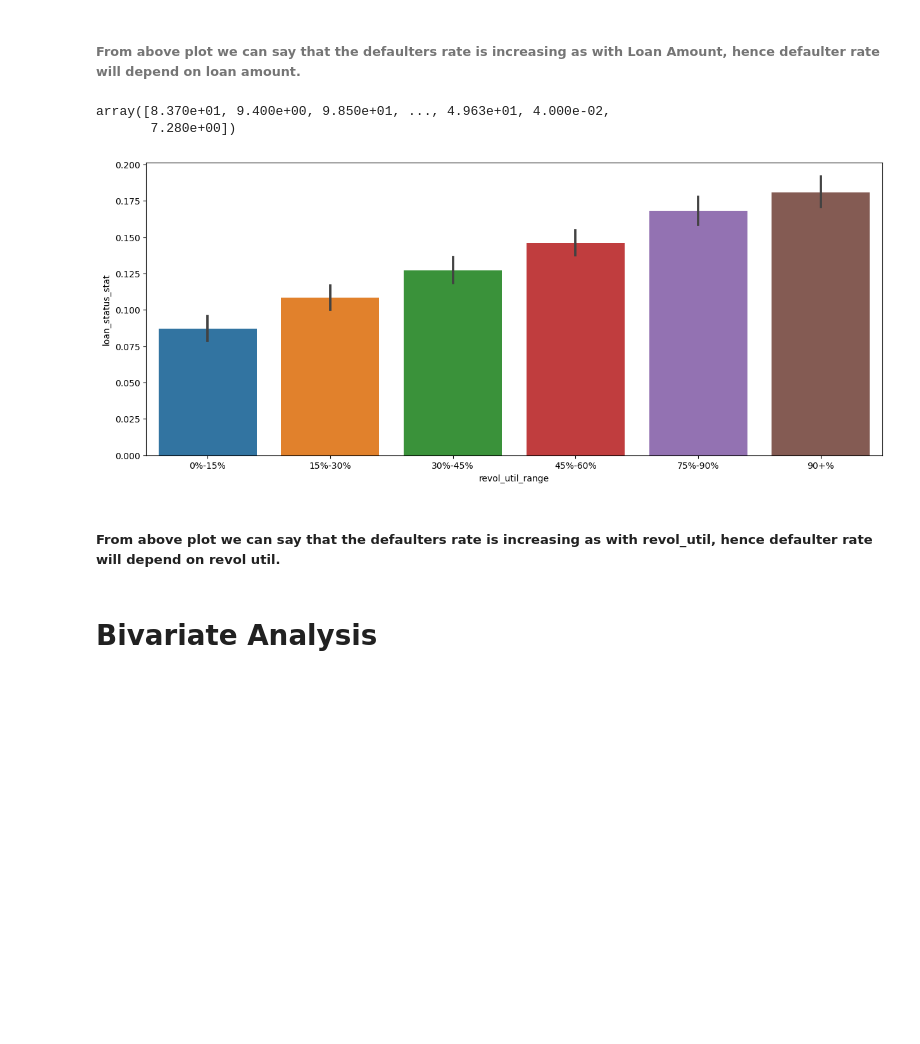
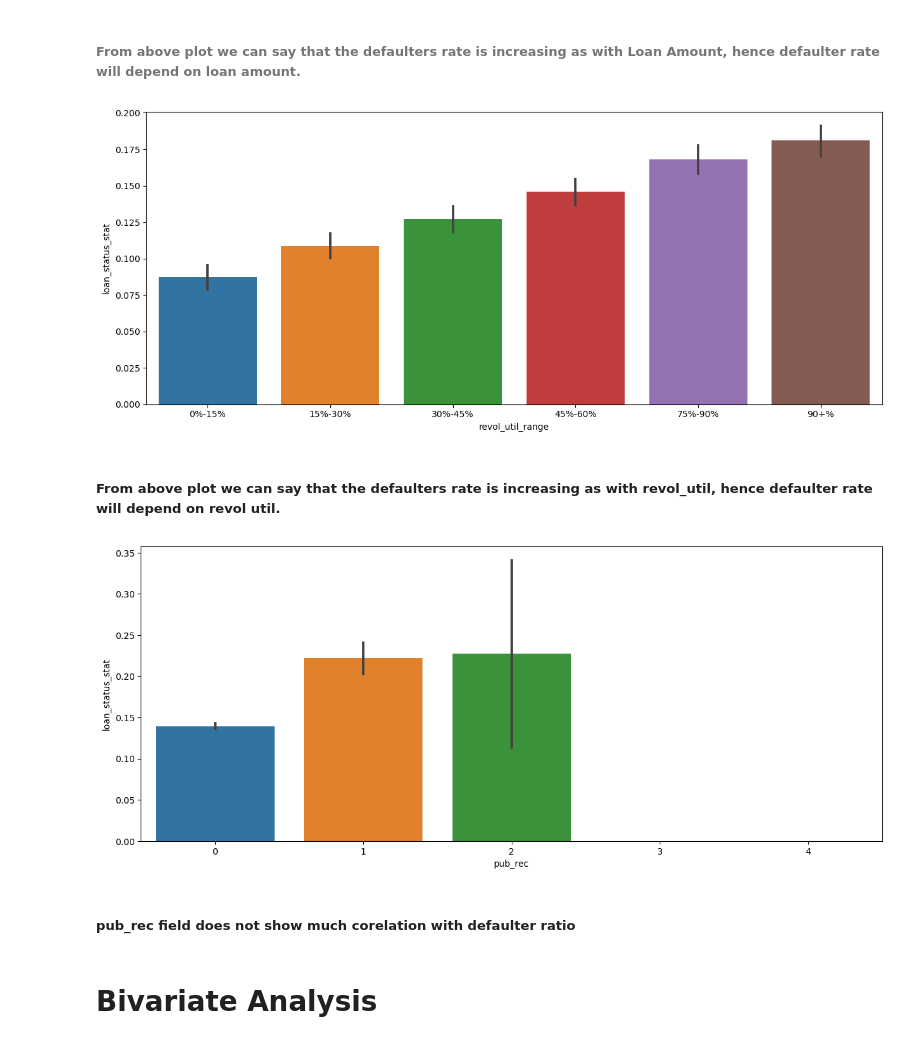
Before and after one commit to PravinGorlewar/Loan_Defaulter_Analysis_CaseStudyStudy, a Jupyter notebook: LoanCaseStudy.ipynb, the cells around one changed output. Drawn from its saved outputs; the diff is of its cells as text; code cells hidden in the pictures; blank space fills up the shorter version.

```diff
--- a/LoanCaseStudy.ipynb
+++ b/LoanCaseStudy.ipynb
@@ -382,12 +377,19 @@ bank['revol_util_range'] = pd.cut(bank['revol_util'], bins, labels=bucket_d)
 
 fig, ax = plt.subplots(figsize=(15, 6))
 ax = sns.barplot(x='revol_util_range', y='loan_status_stat', data=bank)
-bank['revol_util'].unique()
+#bank['revol_util'].unique()
 # %% [output]
-array([8.370e+01, 9.400e+00, 9.850e+01, ..., 4.963e+01, 4.000e-02,
-       7.280e+00])
 [figure]
 # %% [markdown]
 ##### From above plot we can say that the defaulters rate is increasing as with revol_util, hence defaulter rate will depend on revol util.
+# %%
+##check pub_rec vs Defaulter
+
+fig, ax = plt.subplots(figsize=(15, 6))
+ax = sns.barplot(x='pub_rec', y='loan_status_stat', data=bank)
+# %% [output]
+[figure, added]
+# %% [markdown]
+##### pub_rec field does not show much corelation with defaulter ratio
 # %% [markdown]
 # Bivariate Analysis
```
Also changed, not shown: parts of 29 cells of this notebook.
